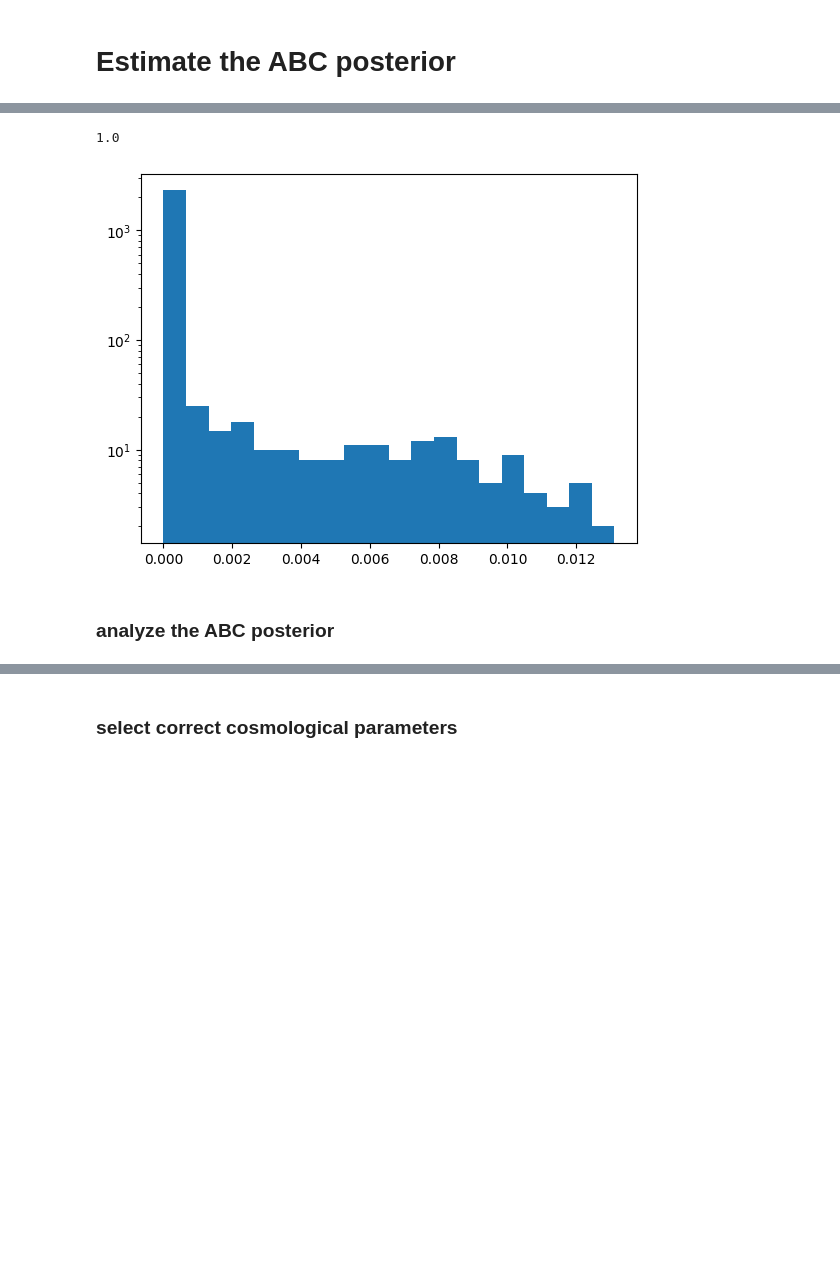
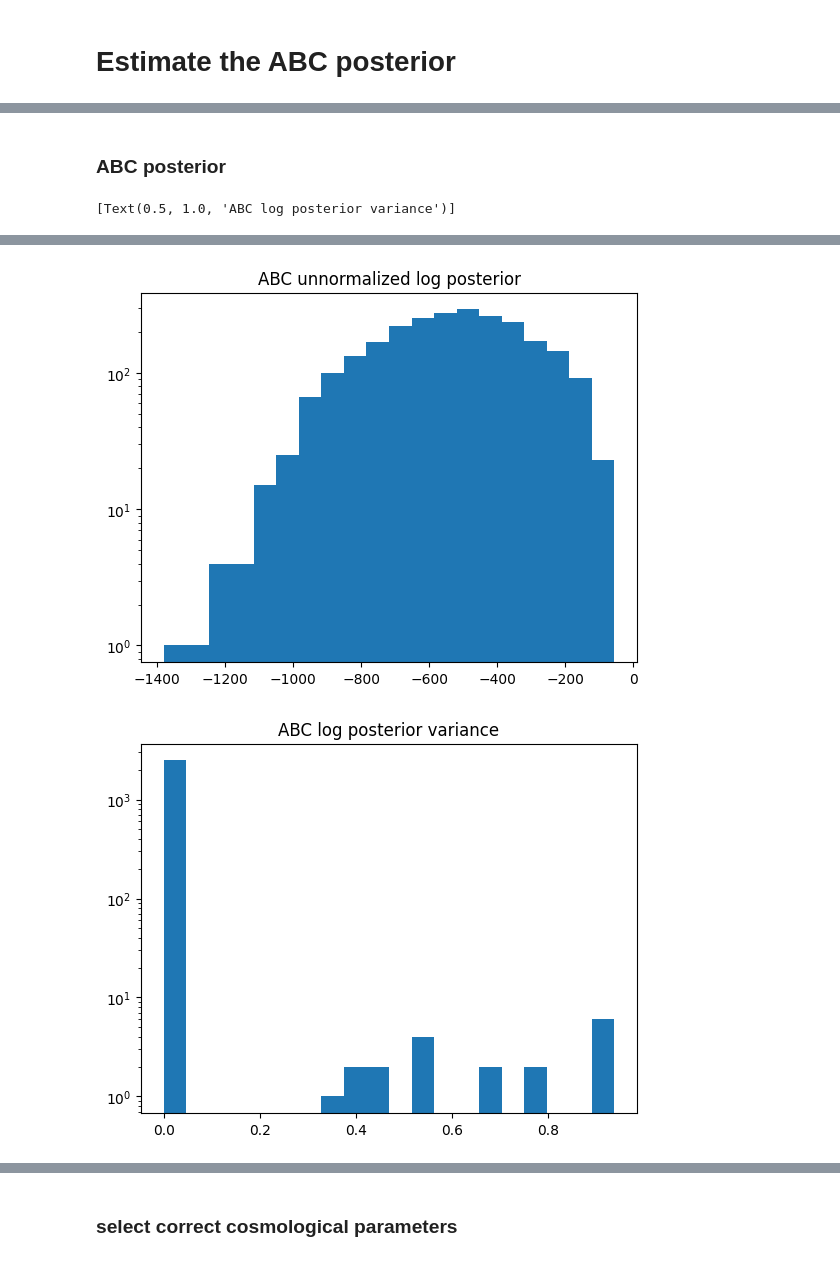
Before and after one commit to des-science/y3-deep-lss, a Jupyter notebook: notebooks/evaluation/constraints.ipynb, the cells around one changed output, grey strips where cells are left out. Cells and saved outputs as stored; diff of their text form; code cells hidden in the pictures; blank space fills up the shorter version.

Commit message:
updated constraints plotting

```diff
--- a/notebooks/evaluation/constraints.ipynb
+++ b/notebooks/evaluation/constraints.ipynb
@@ -47,0 +219,14 @@ print(fidu_preds.shape)
+# %%
+# get an approximation to the Fisher  matrix
+fid_cov = np.cov(fidu_preds, rowvar=False)
+fid_inv_cov = np.linalg.inv(fid_cov)
+
+plt.imshow(np.corrcoef(fidu_preds, rowvar=False))
+plt.colorbar()
+plt.title("fiducial correlation")
+plt.show()
+
+plt.imshow(fid_inv_cov)
+plt.colorbar()
+plt.title("fiducial inverse covariance")
+plt.show()
@@ -48,19 +236,9 @@ print(fidu_preds.shape)
+# %% [markdown]
+### ABC posterior
 # %%
 # kernel params
 kernel = "sigmoid"
-scale=0.5
-
-# get an approximation to the Fisher  matrix
-fid_inv_cov = np.linalg.inv(np.cov(fidu_preds, rowvar=False))
-
-# check the inverse covariance
-plt.imshow(fid_inv_cov)
-plt.colorbar()
-plt.title("Inverse Cov Fidu")
-plt.show()
-
-# TODO make a distinction between validation and fiducial prediction
-obs_pred = np.mean(fidu_preds, axis=0)
+scale = 1.0
 
 # Estimate the posterior and its uncertainties like in the paper
 Y_init, abc_posterior = abc.estimate_grid_posterior(
@@ -72,6 +250,18 @@ Y_init, abc_posterior = abc.estimate_grid_posterior(
 )
 
 # check posterior
-print(np.sum(abc_posterior))
-plt.hist(abc_posterior, log=True, bins=20);
+assert np.isclose(np.sum(abc_posterior), 1.0)
+
+fig, ax = plt.subplots()
+ax.hist(abc_posterior, log=True, bins=20)
+ax.set(title="ABC posterior")
+
+fig, ax = plt.subplots()
+ax.hist(Y_init[:,0], log=True, bins=20)
+ax.set(title="ABC unnormalized log posterior")
+
+fig, ax = plt.subplots()
+ax.hist(Y_init[:,1], log=True, bins=20)
+ax.set(title="ABC log posterior variance")
 # %% [output]
+[Text(0.5, 1.0, 'ABC log posterior variance')]
@@ -79,4 +269,2 @@ plt.hist(abc_posterior, log=True, bins=20);
-1.0
-[figure, old version]
+[figure, new version]
+[figure, added]
-# %% [markdown]
-### analyze the ABC posterior
```
Also changed, not shown: parts of 48 cells of this notebook.
